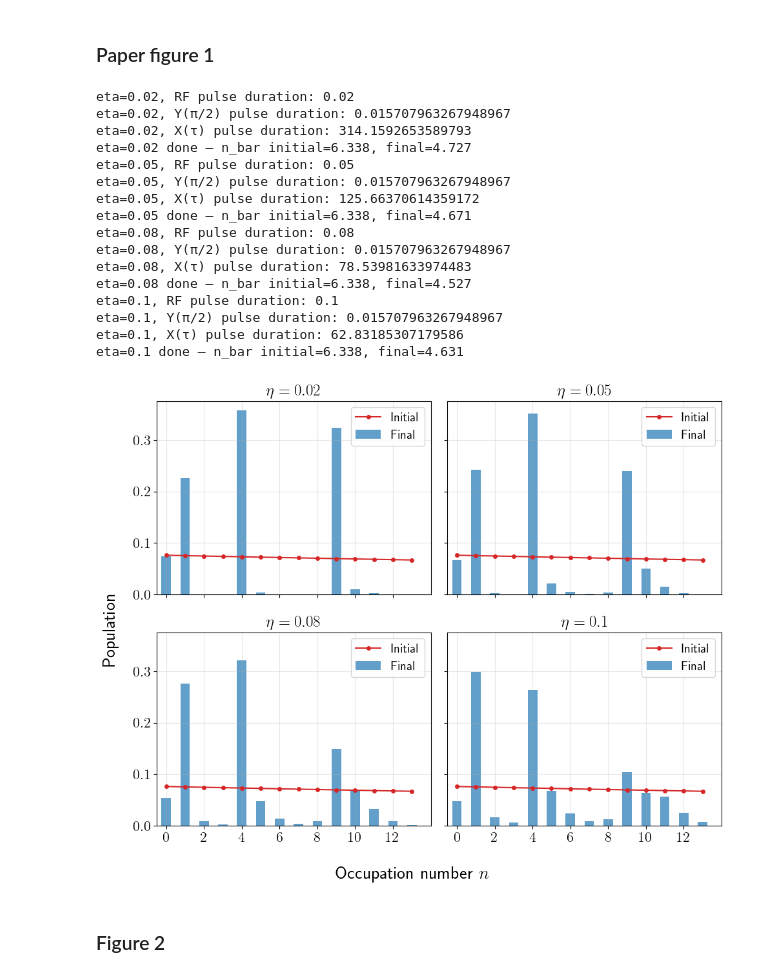
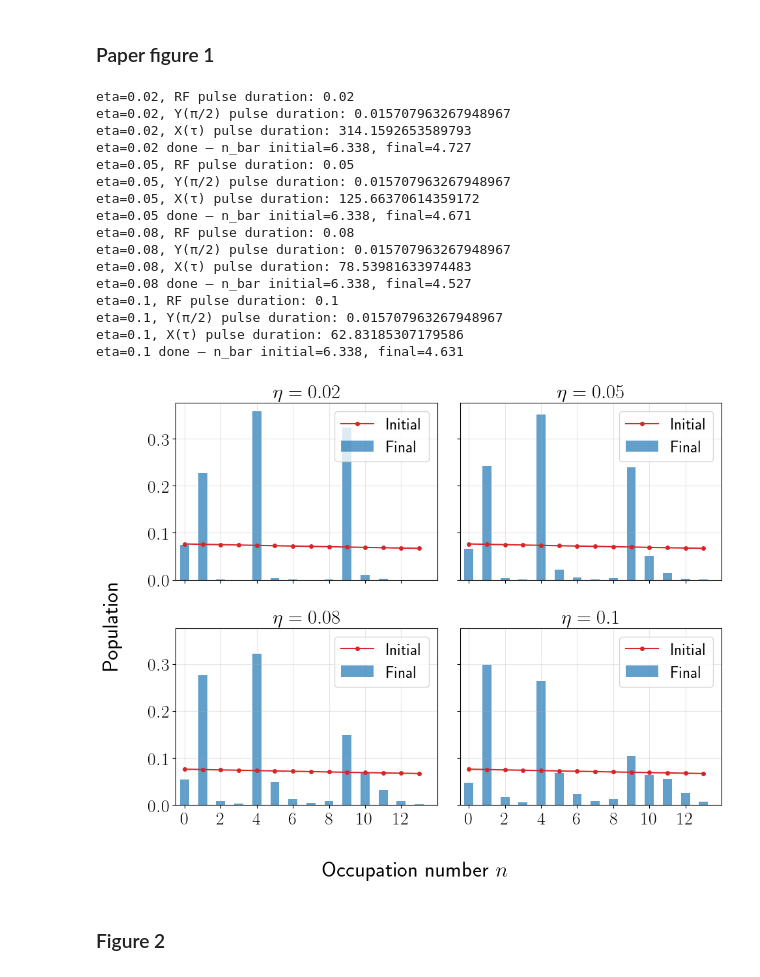
Before and after one commit to GonReina/QLearn, a Jupyter notebook: trapped_ions/Fock_mixtures_sim.ipynb, the cells around one changed output. Cells and saved outputs as stored; diff of their text form; code cells hidden in the pictures.

```diff
--- a/trapped_ions/Fock_mixtures_sim.ipynb
+++ b/trapped_ions/Fock_mixtures_sim.ipynb
@@ -930,12 +930,12 @@ from qutip import *
 
 plt.rcParams.update({
     'text.usetex': True,
-    'font.size': 14,
-    'axes.titlesize': 18,
-    'axes.labelsize': 22,
-    'xtick.labelsize': 16,
-    'ytick.labelsize': 16,
-    'legend.fontsize': 14
+    'font.size': 20,
+    'axes.titlesize': 22,
+    'axes.labelsize': 20,
+    'xtick.labelsize': 20,
+    'ytick.labelsize': 20,
+    'legend.fontsize': 18
 })
 
 # Define system parameters
@@ -1056,36 +1056,36 @@ for idx, eta in enumerate(eta_values):
     ax.set_title(rf'$\eta = {eta}$')
     ax.set_xlim(-0.5, 14)
     ax.set_xticks(np.arange(0, N, 2))
     ax.tick_params(axis='both')
     ax.legend()
     ax.grid(True, alpha=0.3)
 
     print(f"eta={eta} done — n_bar initial={np.dot(n_states, p_initial):.3f}, final={np.dot(n_states, p_final):.3f}")
 
-fig.supxlabel('Occupation number $n$', fontsize=20)
-fig.supylabel('Population', fontsize=20)
+fig.supxlabel('Occupation number $n$')
+fig.supylabel('Population')
 # fig.suptitle('Cooling in the Lamb-Dicke Regime', fontsize=16, y=1.01)
 plt.tight_layout()
 plt.savefig('figure_2.pdf', format='pdf', bbox_inches='tight', dpi=600)
 plt.show()
 # %% [output]
 eta=0.02, RF pulse duration: 0.02
 eta=0.02, Y(π/2) pulse duration: 0.015707963267948967
 eta=0.02, X(τ) pulse duration: 314.1592653589793
 eta=0.02 done — n_bar initial=6.338, final=4.727
 eta=0.05, RF pulse duration: 0.05
 eta=0.05, Y(π/2) pulse duration: 0.015707963267948967
 eta=0.05, X(τ) pulse duration: 125.66370614359172
 eta=0.05 done — n_bar initial=6.338, final=4.671
 eta=0.08, RF pulse duration: 0.08
 eta=0.08, Y(π/2) pulse duration: 0.015707963267948967
 eta=0.08, X(τ) pulse duration: 78.53981633974483
 eta=0.08 done — n_bar initial=6.338, final=4.527
 eta=0.1, RF pulse duration: 0.1
 eta=0.1, Y(π/2) pulse duration: 0.015707963267948967
 eta=0.1, X(τ) pulse duration: 62.83185307179586
 eta=0.1 done — n_bar initial=6.338, final=4.631
-[figure, old version]
+[figure, new version]
 # %% [markdown]
 ### Figure 2
 # %%
```
Also changed, not shown: 1 other file.
